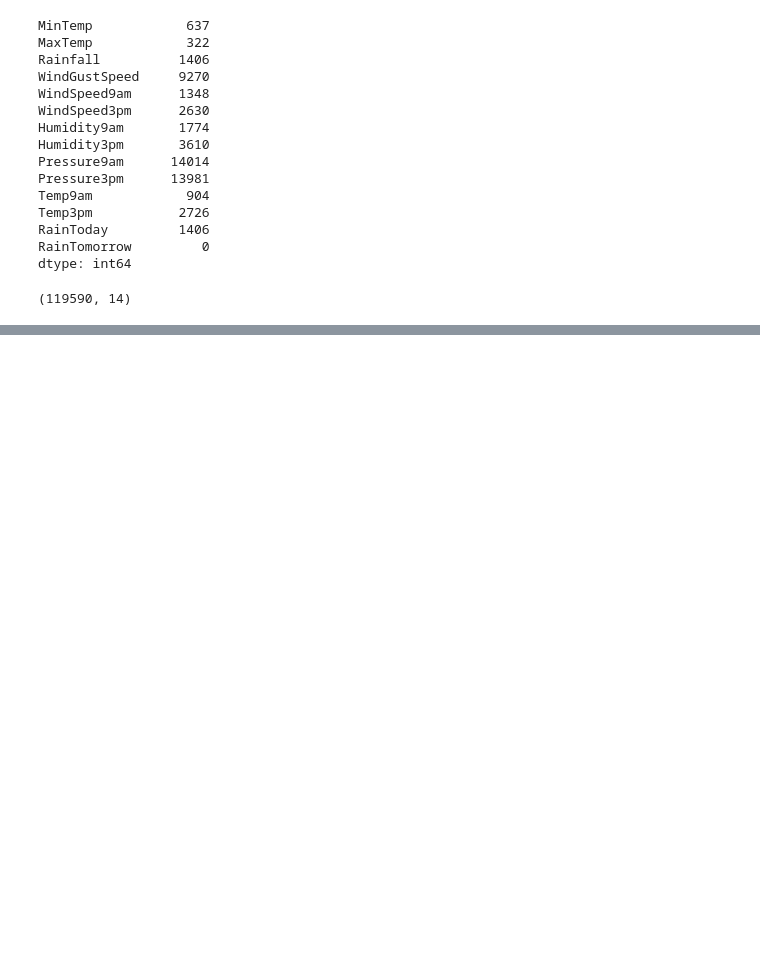
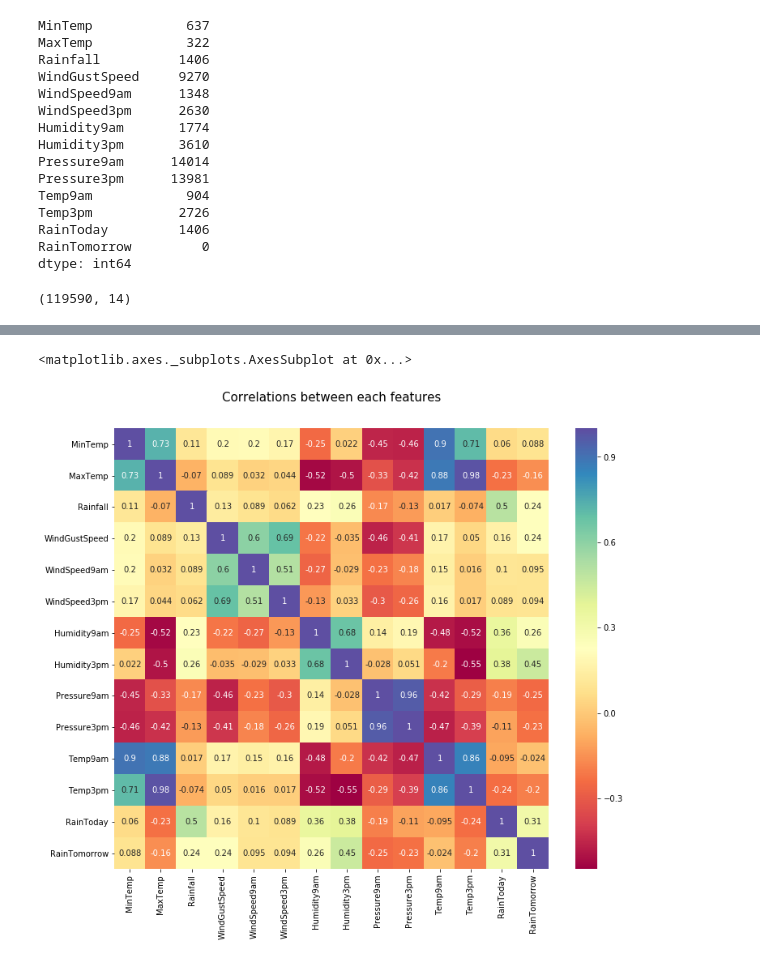
Before and after one commit to elliotvilhelm/COGS_108, a Jupyter notebook: main.ipynb, the cells around one changed output, grey strips where cells are left out. Drawn from its saved outputs; the diff is of its cells as text; code cells hidden in the pictures; blank space fills up the shorter version.

Commit message:
added correlation vis

```diff
--- a/main.ipynb
+++ b/main.ipynb
@@ -91,0 +101,12 @@ X.head()
+# %%
+# update: the correlations to RainToday and RainTomorrow are also included.
+import seaborn as sns
+import matplotlib.pyplot as plt
+plt.figure(figsize=(12,10))
+colormap = plt.cm.Spectral
+plt.title('Correlations between each features', y=1.05, size=15)
+corrs = df.corr()
+sns.heatmap(corrs, cmap = colormap, linecolor = 'white', annot = True)
+# %% [output]
+<matplotlib.axes._subplots.AxesSubplot at 0x...>
+[figure, added]
```
Also changed, not shown: parts of 4 cells of this notebook.
